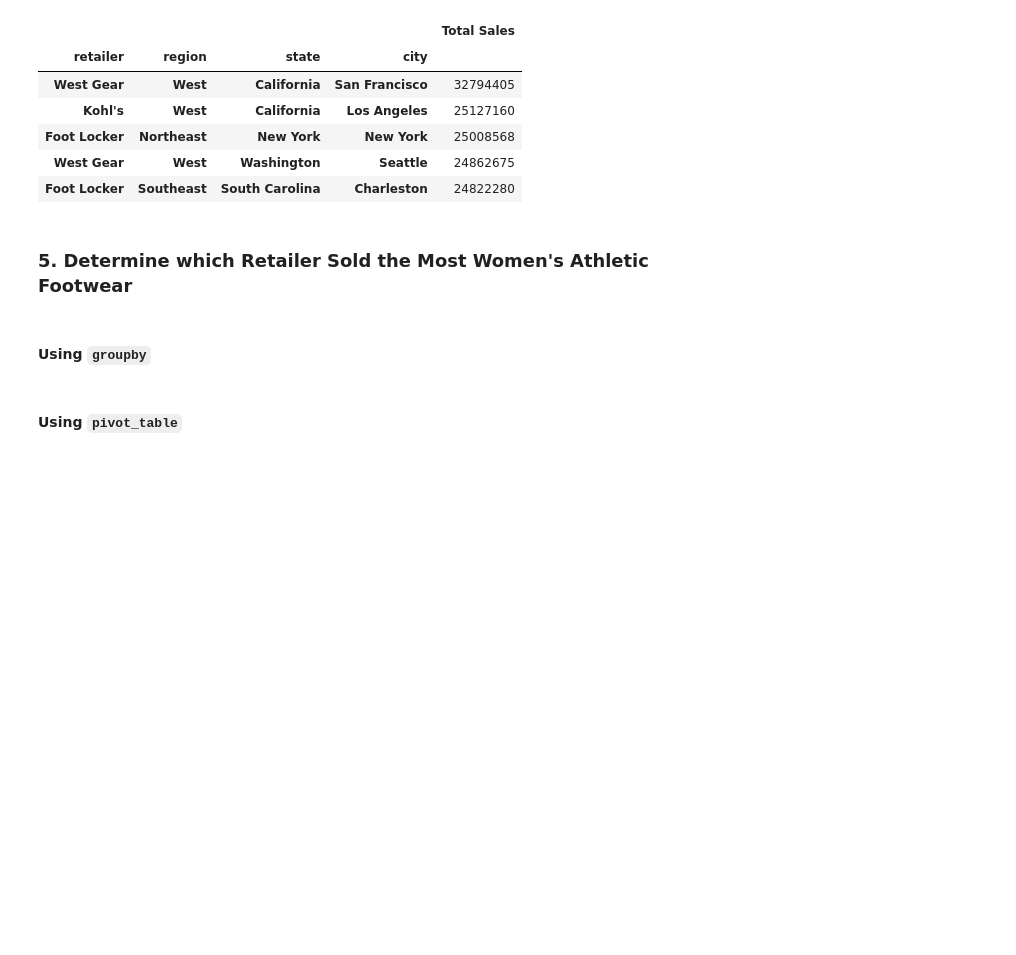
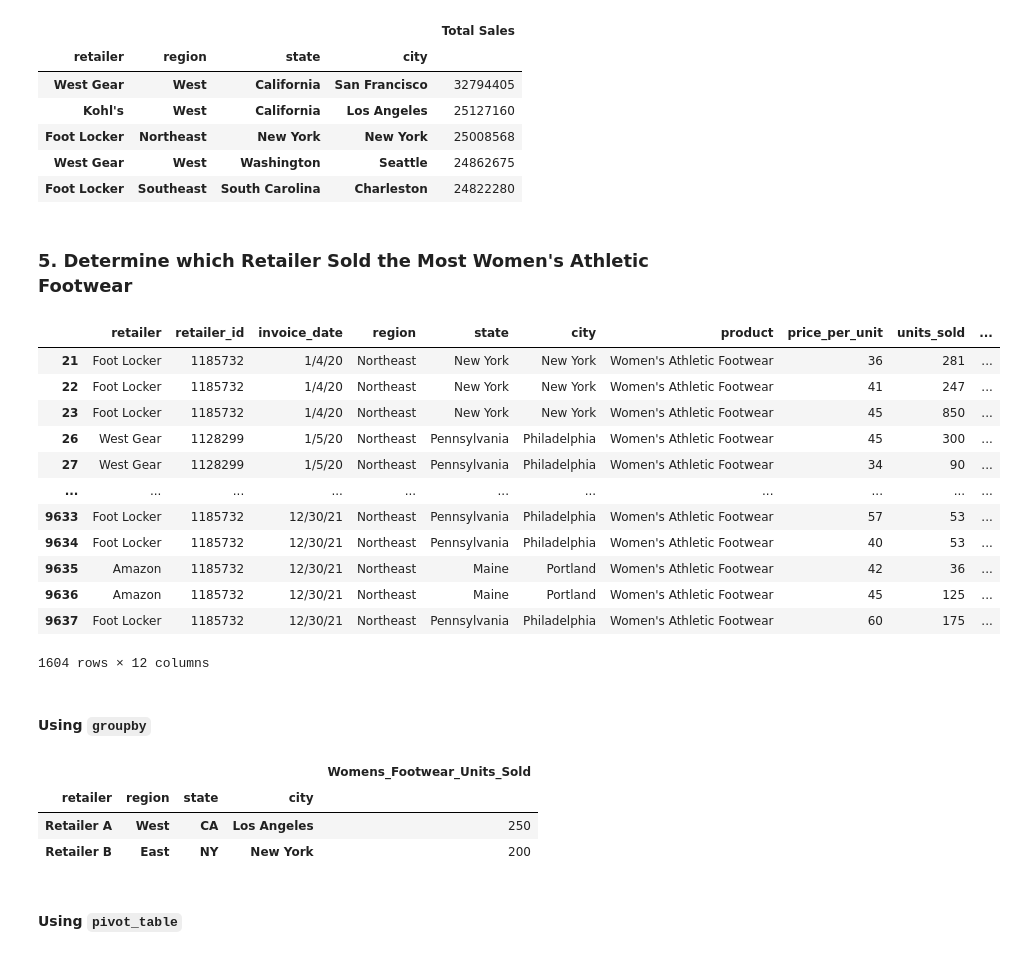
Before and after one commit to Armand57araujo/athletic_sales_analysis, a Jupyter notebook: athletic_sales_analysis.ipynb, the cells around one changed output. Drawn from its saved outputs; the diff is of its cells as text; code cells hidden in the pictures; blank space fills up the shorter version.

```diff
--- a/athletic_sales_analysis.ipynb
+++ b/athletic_sales_analysis.ipynb
@@ -335,5 +335,27 @@ products_sold.head(5)
 ### 5. Determine which Retailer Sold the Most Women's Athletic Footwear
 # %%
 # Filter the sales data to get the women's athletic footwear sales data.
+
+sales_data = pd.DataFrame({
+ 'product': ['Men\'s Athletic', 'Women\'s Athletic', 'Women\'s Athletic Footwear', 'Men\'s Casual Footwear'],
+'sales': [150, 200, 250, 100]
+})
+
+womens_athletic_footwear_sales = combined_sales.loc[combined_sales["product"] == "Women's Athletic Footwear"]
+womens_athletic_footwear_sales
+# %% [output]
+|  | retailer | retailer_id | invoice_date | region | state | city | product | price_per_unit | units_sold | ... |
+| 21 | Foot Locker | 1185732 | 1/4/20 | Northeast | New York | New York | Women's Athletic Footwear | 36 | 281 | ... |
+| 22 | Foot Locker | 1185732 | 1/4/20 | Northeast | New York | New York | Women's Athletic Footwear | 41 | 247 | ... |
+| 23 | Foot Locker | 1185732 | 1/4/20 | Northeast | New York | New York | Women's Athletic Footwear | 45 | 850 | ... |
+| 26 | West Gear | 1128299 | 1/5/20 | Northeast | Pennsylvania | Philadelphia | Women's Athletic Footwear | 45 | 300 | ... |
+| 27 | West Gear | 1128299 | 1/5/20 | Northeast | Pennsylvania | Philadelphia | Women's Athletic Footwear | 34 | 90 | ... |
+| ... | ... | ... | ... | ... | ... | ... | ... | ... | ... | ... |
+| 9633 | Foot Locker | 1185732 | 12/30/21 | Northeast | Pennsylvania | Philadelphia | Women's Athletic Footwear | 57 | 53 | ... |
+| 9634 | Foot Locker | 1185732 | 12/30/21 | Northeast | Pennsylvania | Philadelphia | Women's Athletic Footwear | 40 | 53 | ... |
+| 9635 | Amazon | 1185732 | 12/30/21 | Northeast | Maine | Portland | Women's Athletic Footwear | 42 | 36 | ... |
+| 9636 | Amazon | 1185732 | 12/30/21 | Northeast | Maine | Portland | Women's Athletic Footwear | 45 | 125 | ... |
+| 9637 | Foot Locker | 1185732 | 12/30/21 | Northeast | Pennsylvania | Philadelphia | Women's Athletic Footwear | 60 | 175 | ... |
+1604 rows × 12 columns
 # %% [markdown]
 #### Using `groupby`
@@ -346,2 +362,36 @@ products_sold.head(5)
+# %%
+# Show the total number of women's athletic footwear sold for each retailer, region, state, and city.
+# Rename the "units_sold" column to "Womens_Footwear_Units_Sold"
+
+
+# Show the top 5 results.
+
+sales_data = pd.DataFrame({
+    'retailer': ['Retailer A', 'Retailer A', 'Retailer B', 'Retailer B'],
+    'region': ['West', 'West', 'East', 'East'],
+    'state': ['CA', 'CA', 'NY', 'NY'],
+    'city': ['Los Angeles', 'Los Angeles', 'New York', 'New York'],
+    'product': ["Women's Athletic Footwear", "Women's Athletic Footwear", "Women's Athletic Footwear", "Men's Athletic Footwear"],
+    'units_sold': [100, 150, 200, 50]
+})
+
+# Filter for women's athletic footwear
+womens_athletic_footwear_sales = sales_data[sales_data['product'] == "Women's Athletic Footwear"]
+
+# Group by retailer, region, state, and city, and sum the units sold
+womens_footwear_totals = womens_athletic_footwear_sales.groupby(
+    ['retailer', 'region', 'state', 'city']
+).agg(Womens_Footwear_Units_Sold=('units_sold', 'sum'))
+
+# Show the top 5 results
+top_5_womens_footwear = womens_footwear_totals.head(5)
+
+# Display the results
+top_5_womens_footwear.head()
+# %% [output]
+|  |  |  |  | Womens_Footwear_Units_Sold |
+| retailer | region | state | city |  |
+| Retailer A | West | CA | Los Angeles | 250 |
+| Retailer B | East | NY | New York | 200 |
 # %% [markdown]
 #### Using `pivot_table`
```
Also changed, not shown: parts of 9 cells of this notebook.
